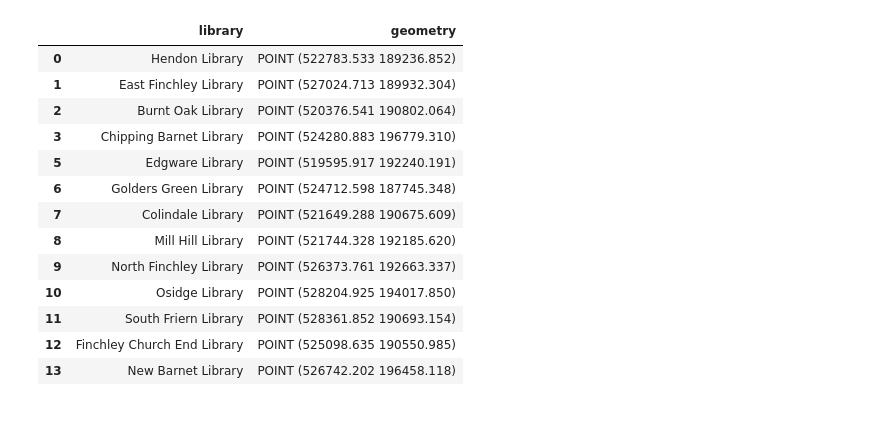
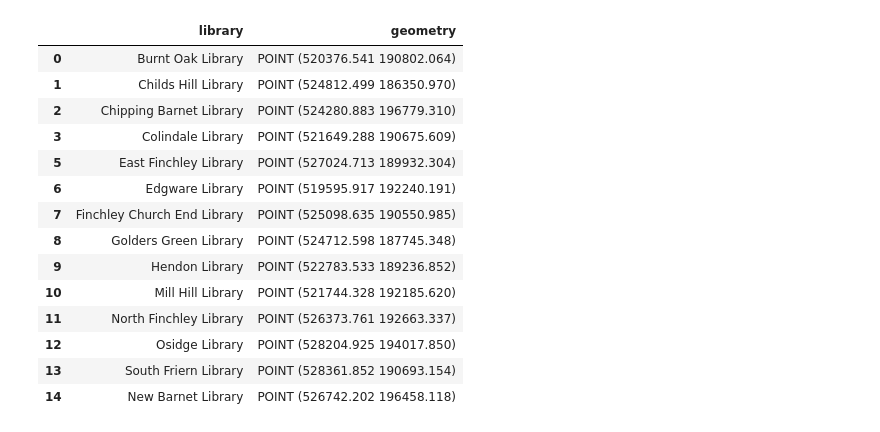
Before and after one commit to 0sumrich/libs-imd-map, a Jupyter notebook: index.ipynb, the cells around one changed output. Drawn from its saved outputs; the diff is of its cells as text; code cells hidden in the pictures.

```diff
--- a/index.ipynb
+++ b/index.ipynb
@@ -29,23 +29,26 @@ Datum: OSGB 1936
 barnet = las[las.lad19nm=='Barnet']
 # %%
 new_barnet_loc = Point(-0.1693069, 51.6526383)
-libs = gpd.read_file(path.join('initial_data','libraries.json'))
+cdh_loc = Point(-0.2008015,51.5622808)
+libs = gpd.read_file(path.join('initial_data','libraries.json')).sort_values('library').reset_index().drop('index',axis=1)
 libs = libs[libs.library!='East Barnet Library']
-libs.loc[len(libs.index)] = ['New Barnet Library', new_barnet_loc]
-libs = libs.to_crs(27700)
+libs.loc[len(libs.index)+1] = ['New Barnet Library', new_barnet_loc]
+# libs.loc[len(libs.index)+1] = ['Childs Hill Library', new_barnet_loc]
+libs = libs.set_crs(4326).to_crs(27700)
 libs
 # %% [output]
 |  | library | geometry |
-| 0 | Hendon Library | POINT (522783.533 189236.852) |
-| 1 | East Finchley Library | POINT (527024.713 189932.304) |
-| 2 | Burnt Oak Library | POINT (520376.541 190802.064) |
-| 3 | Chipping Barnet Library | POINT (524280.883 196779.310) |
-| 5 | Edgware Library | POINT (519595.917 192240.191) |
-| 6 | Golders Green Library | POINT (524712.598 187745.348) |
-| 7 | Colindale Library | POINT (521649.288 190675.609) |
-| 8 | Mill Hill Library | POINT (521744.328 192185.620) |
-| 9 | North Finchley Library | POINT (526373.761 192663.337) |
-| 10 | Osidge Library | POINT (528204.925 194017.850) |
-| 11 | South Friern Library | POINT (528361.852 190693.154) |
-| 12 | Finchley Church End Library | POINT (525098.635 190550.985) |
-| 13 | New Barnet Library | POINT (526742.202 196458.118) |
+| 0 | Burnt Oak Library | POINT (520376.541 190802.064) |
+| 1 | Childs Hill Library | POINT (524812.499 186350.970) |
+| 2 | Chipping Barnet Library | POINT (524280.883 196779.310) |
+| 3 | Colindale Library | POINT (521649.288 190675.609) |
+| 5 | East Finchley Library | POINT (527024.713 189932.304) |
+| 6 | Edgware Library | POINT (519595.917 192240.191) |
+| 7 | Finchley Church End Library | POINT (525098.635 190550.985) |
+| 8 | Golders Green Library | POINT (524712.598 187745.348) |
+| 9 | Hendon Library | POINT (522783.533 189236.852) |
+| 10 | Mill Hill Library | POINT (521744.328 192185.620) |
+| 11 | North Finchley Library | POINT (526373.761 192663.337) |
+| 12 | Osidge Library | POINT (528204.925 194017.850) |
+| 13 | South Friern Library | POINT (528361.852 190693.154) |
+| 14 | New Barnet Library | POINT (526742.202 196458.118) |
```
Also changed, not shown: parts of 19 cells of this notebook, 3 other files.
